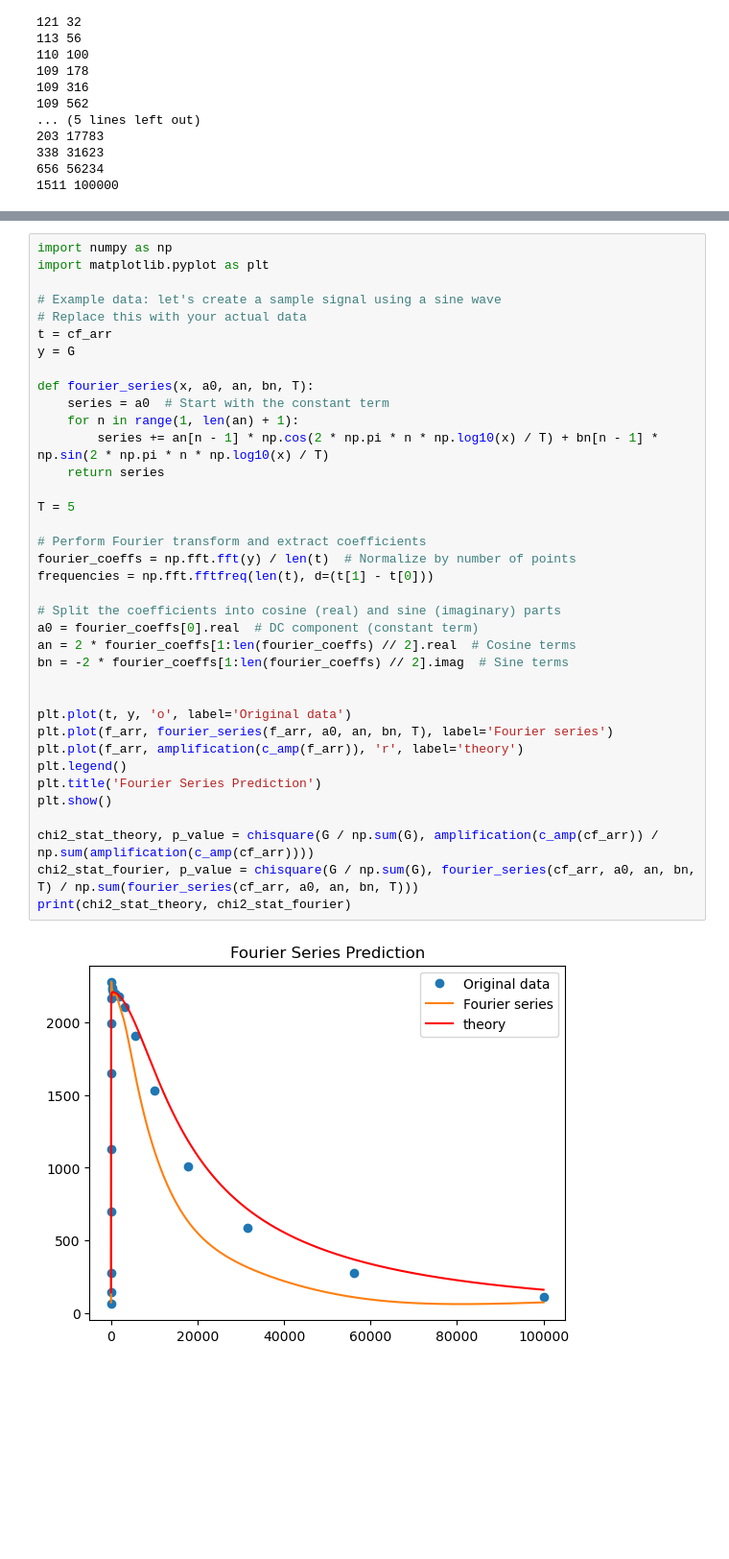
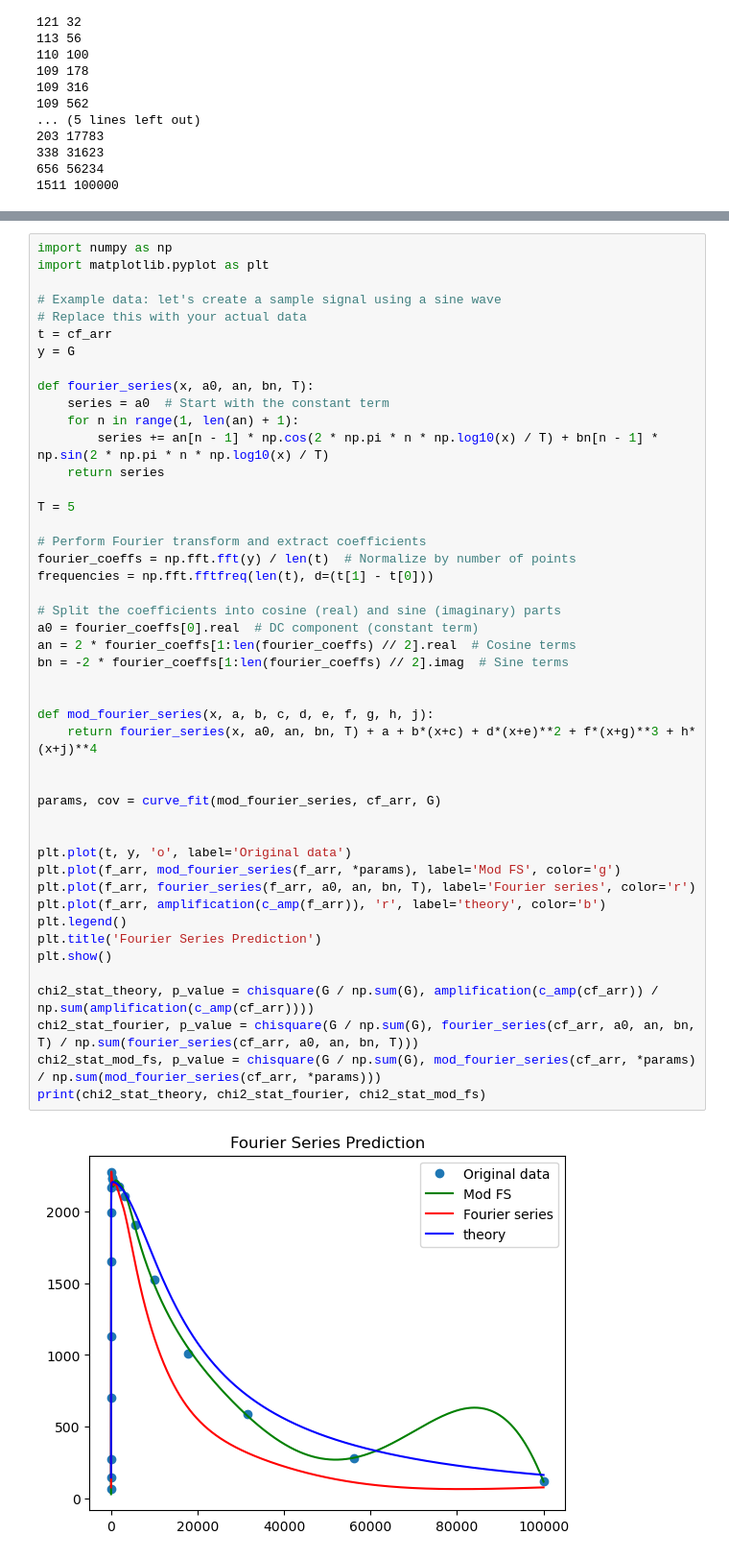
Before and after one commit to loganmachale/PHYS-309, a Jupyter notebook: amplifier_calculations.ipynb, the cells around one changed output, grey strips where cells are left out. Shown at 96% size. Drawn from its saved outputs; the diff is of its cells as text; blank space fills up the shorter version.

```diff
--- a/amplifier_calculations.ipynb
+++ b/amplifier_calculations.ipynb
@@ -174,34 +212,43 @@ import matplotlib.pyplot as plt
 # Replace this with your actual data
 t = cf_arr
 y = G
 
 def fourier_series(x, a0, an, bn, T):
     series = a0  # Start with the constant term
     for n in range(1, len(an) + 1):
         series += an[n - 1] * np.cos(2 * np.pi * n * np.log10(x) / T) + bn[n - 1] * np.sin(2 * np.pi * n * np.log10(x) / T)
     return series
 
 T = 5
 
 # Perform Fourier transform and extract coefficients
 fourier_coeffs = np.fft.fft(y) / len(t)  # Normalize by number of points
 frequencies = np.fft.fftfreq(len(t), d=(t[1] - t[0]))
 
 # Split the coefficients into cosine (real) and sine (imaginary) parts
 a0 = fourier_coeffs[0].real  # DC component (constant term)
 an = 2 * fourier_coeffs[1:len(fourier_coeffs) // 2].real  # Cosine terms
 bn = -2 * fourier_coeffs[1:len(fourier_coeffs) // 2].imag  # Sine terms
 
 
+def mod_fourier_series(x, a, b, c, d, e, f, g, h, j):
+    return fourier_series(x, a0, an, bn, T) + a + b*(x+c) + d*(x+e)**2 + f*(x+g)**3 + h*(x+j)**4
+
+
+params, cov = curve_fit(mod_fourier_series, cf_arr, G)
+
+
 plt.plot(t, y, 'o', label='Original data')
-plt.plot(f_arr, fourier_series(f_arr, a0, an, bn, T), label='Fourier series')
-plt.plot(f_arr, amplification(c_amp(f_arr)), 'r', label='theory')
+plt.plot(f_arr, mod_fourier_series(f_arr, *params), label='Mod FS', color='g')
+plt.plot(f_arr, fourier_series(f_arr, a0, an, bn, T), label='Fourier series', color='r')
+plt.plot(f_arr, amplification(c_amp(f_arr)), 'r', label='theory', color='b')
 plt.legend()
 plt.title('Fourier Series Prediction')
 plt.show()
 
 chi2_stat_theory, p_value = chisquare(G / np.sum(G), amplification(c_amp(cf_arr)) / np.sum(amplification(c_amp(cf_arr))))
 chi2_stat_fourier, p_value = chisquare(G / np.sum(G), fourier_series(cf_arr, a0, an, bn, T) / np.sum(fourier_series(cf_arr, a0, an, bn, T)))
-print(chi2_stat_theory, chi2_stat_fourier)
+chi2_stat_mod_fs, p_value = chisquare(G / np.sum(G), mod_fourier_series(cf_arr, *params) / np.sum(mod_fourier_series(cf_arr, *params)))
+print(chi2_stat_theory, chi2_stat_fourier, chi2_stat_mod_fs)
 # %% [output]
-[figure, old version]
+[figure, new version]
```
Also changed, not shown: parts of 4 cells of this notebook.
